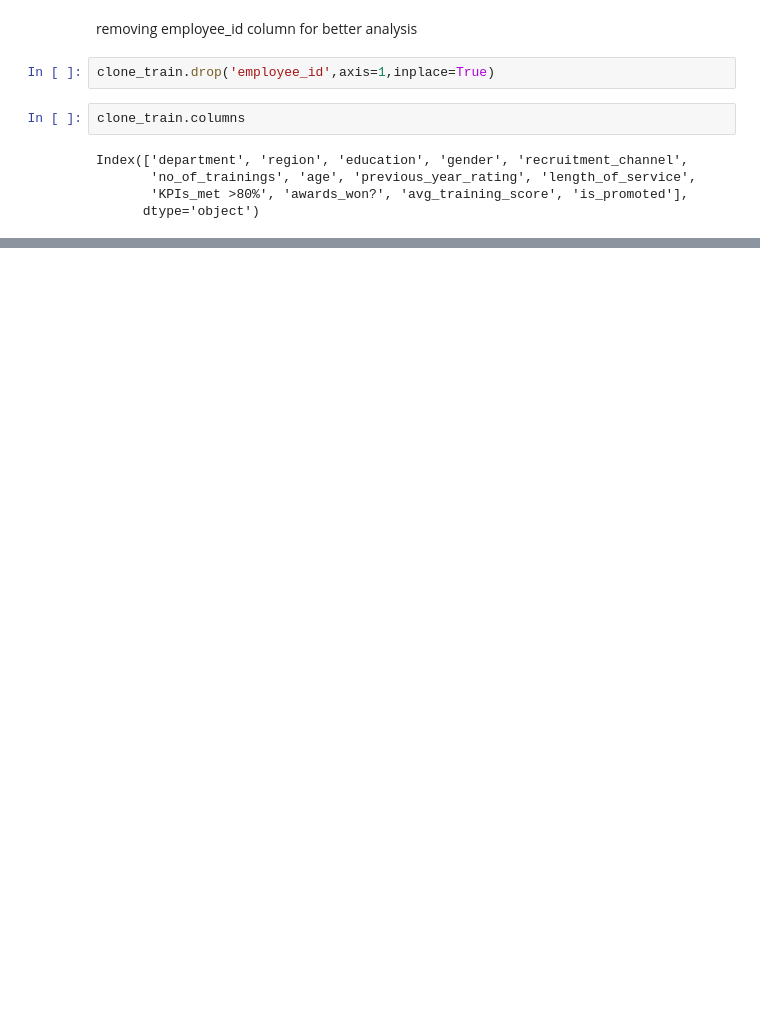
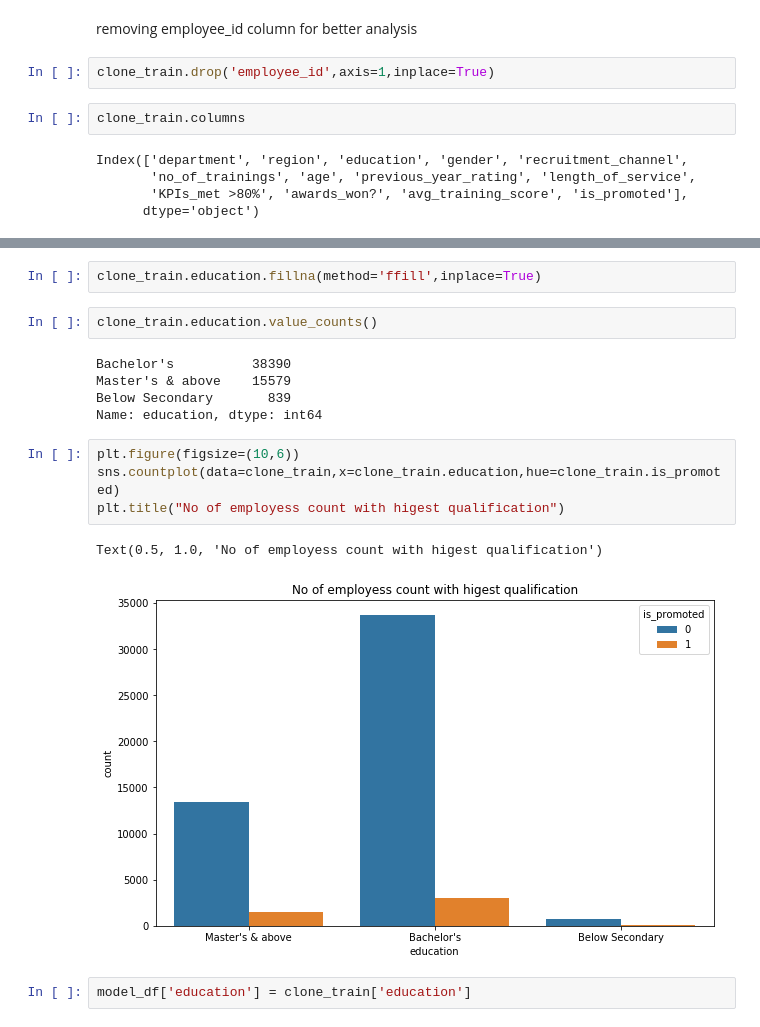
Before and after one commit to warriorgithub/datascience, a Jupyter notebook: compitions/analytical_vidhya/HR_Analytics/HR_analytics.ipynb, the cells around one changed output, grey strips where cells are left out. Drawn from its saved outputs; the diff is of its cells as text; blank space fills up the shorter version.

```diff
--- a/compitions/analytical_vidhya/HR_Analytics/HR_analytics.ipynb
+++ b/compitions/analytical_vidhya/HR_Analytics/HR_analytics.ipynb
@@ -123,0 +167,18 @@ department
+# %%
+clone_train.education.fillna(method='ffill',inplace=True)
+# %%
+clone_train.education.value_counts()
+# %% [output]
+Bachelor's          38390
+Master's & above    15579
+Below Secondary       839
+Name: education, dtype: int64
+# %%
+plt.figure(figsize=(10,6))
+sns.countplot(data=clone_train,x=clone_train.education,hue=clone_train.is_promoted)
+plt.title("No of employess count with higest qualification")
+# %% [output]
+Text(0.5, 1.0, 'No of employess count with higest qualification')
+[figure, added]
+# %%
+model_df['education'] = clone_train['education']
```
Also changed, not shown: parts of 72 cells of this notebook.
